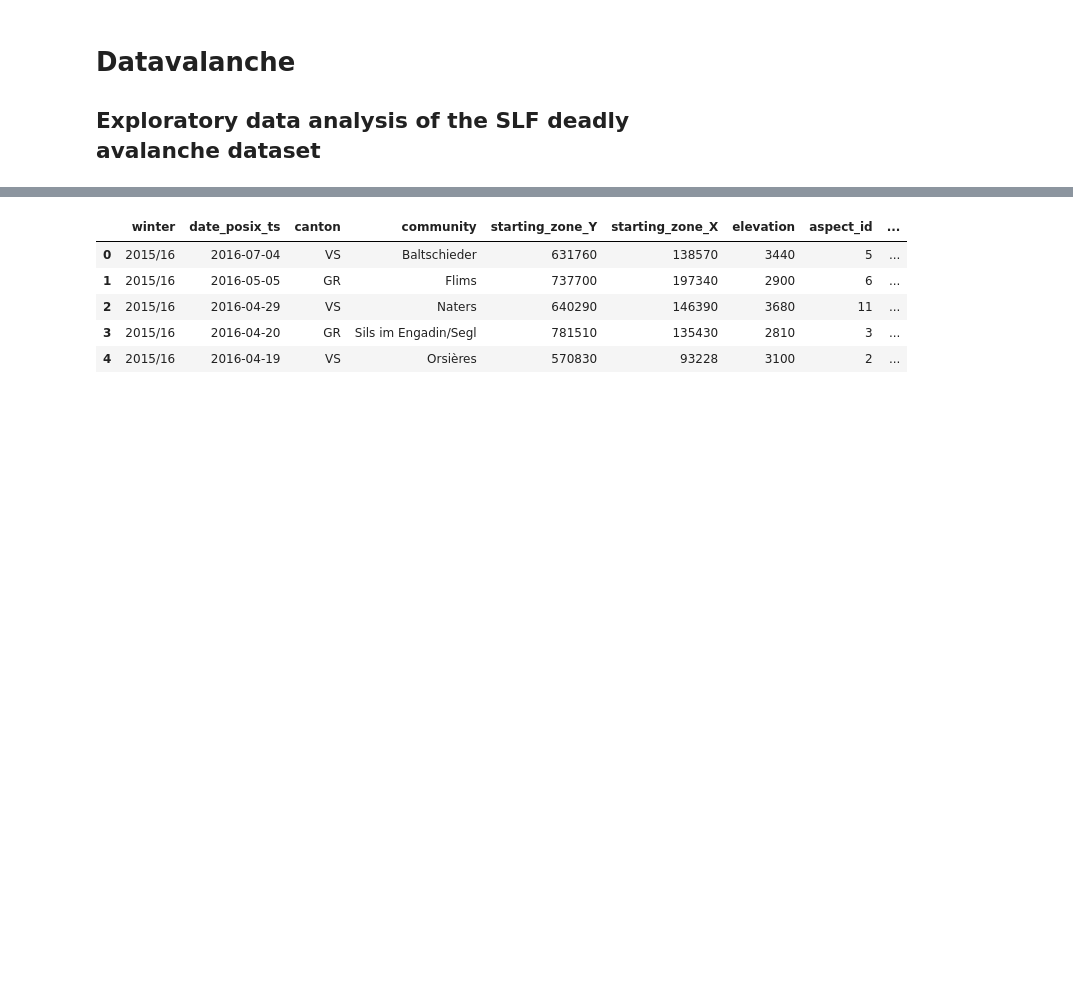
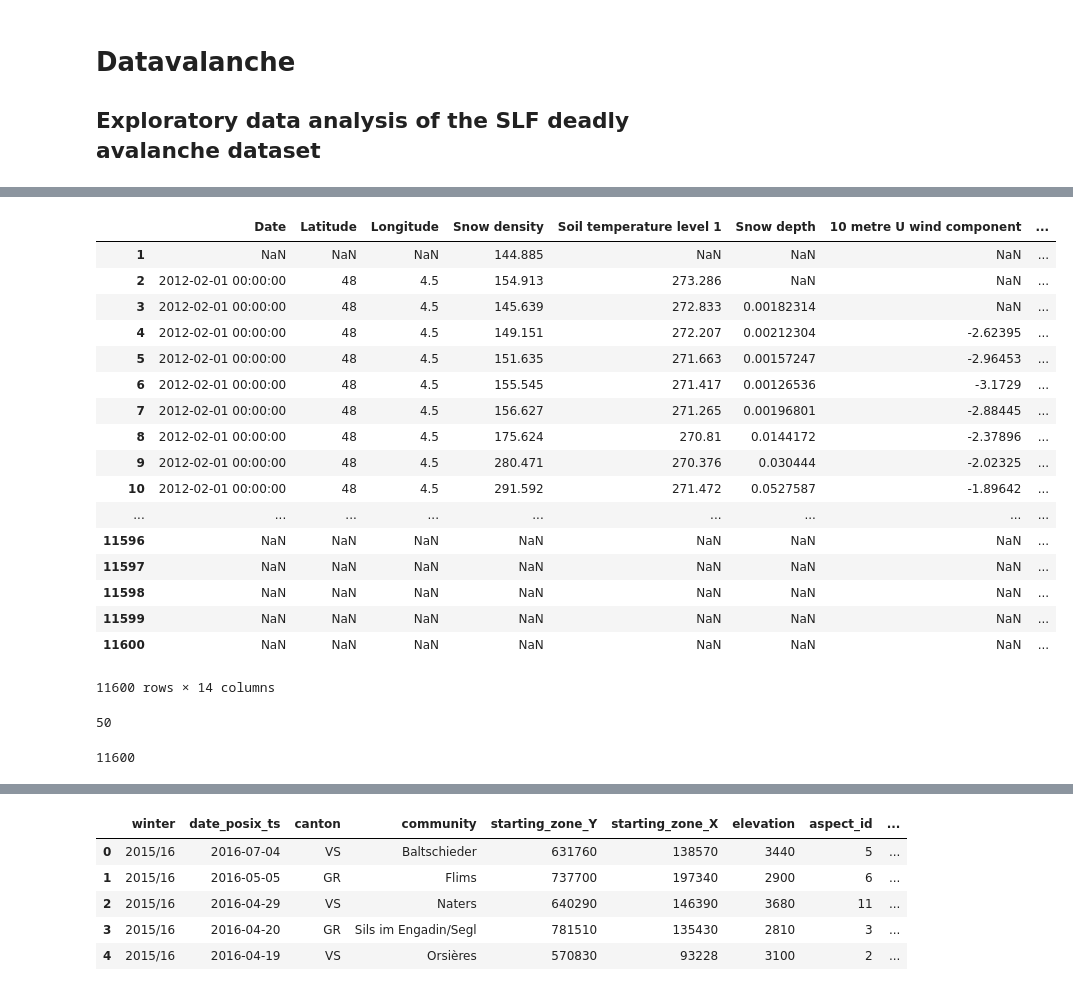
Before and after one commit to Pamoi/datavalanche, a Jupyter notebook: src/datavalanche.ipynb, the cells around one changed output, grey strips where cells are left out. Cells and saved outputs as stored; diff of their text form; code cells hidden in the pictures; blank space fills up the shorter version.

```diff
--- a/src/datavalanche.ipynb
+++ b/src/datavalanche.ipynb
@@ -13,0 +79,29 @@ import helpers
+# %%
+df
+# %% [output]
+|  | Date | Latitude | Longitude | Snow density | Soil temperature level 1 | Snow depth | 10 metre U wind component | ... |
+| 1 | NaN | NaN | NaN | 144.885 | NaN | NaN | NaN | ... |
+| 2 | 2012-02-01 00:00:00 | 48 | 4.5 | 154.913 | 273.286 | NaN | NaN | ... |
+| 3 | 2012-02-01 00:00:00 | 48 | 4.5 | 145.639 | 272.833 | 0.00182314 | NaN | ... |
+| 4 | 2012-02-01 00:00:00 | 48 | 4.5 | 149.151 | 272.207 | 0.00212304 | -2.62395 | ... |
+| 5 | 2012-02-01 00:00:00 | 48 | 4.5 | 151.635 | 271.663 | 0.00157247 | -2.96453 | ... |
+| 6 | 2012-02-01 00:00:00 | 48 | 4.5 | 155.545 | 271.417 | 0.00126536 | -3.1729 | ... |
+| 7 | 2012-02-01 00:00:00 | 48 | 4.5 | 156.627 | 271.265 | 0.00196801 | -2.88445 | ... |
+| 8 | 2012-02-01 00:00:00 | 48 | 4.5 | 175.624 | 270.81 | 0.0144172 | -2.37896 | ... |
+| 9 | 2012-02-01 00:00:00 | 48 | 4.5 | 280.471 | 270.376 | 0.030444 | -2.02325 | ... |
+| 10 | 2012-02-01 00:00:00 | 48 | 4.5 | 291.592 | 271.472 | 0.0527587 | -1.89642 | ... |
+| ... | ... | ... | ... | ... | ... | ... | ... | ... |
+| 11596 | NaN | NaN | NaN | NaN | NaN | NaN | NaN | ... |
+| 11597 | NaN | NaN | NaN | NaN | NaN | NaN | NaN | ... |
+| 11598 | NaN | NaN | NaN | NaN | NaN | NaN | NaN | ... |
+| 11599 | NaN | NaN | NaN | NaN | NaN | NaN | NaN | ... |
+| 11600 | NaN | NaN | NaN | NaN | NaN | NaN | NaN | ... |
+11600 rows × 14 columns
+# %%
+len(grbs[1].data()[0].flatten())
+# %% [output]
+50
+# %%
+len(range(1, int(nbPoints*grbs.messages/11) + 1))
+# %% [output]
+11600
```
Also changed, not shown: parts of 17 cells of this notebook, 2 other files.
